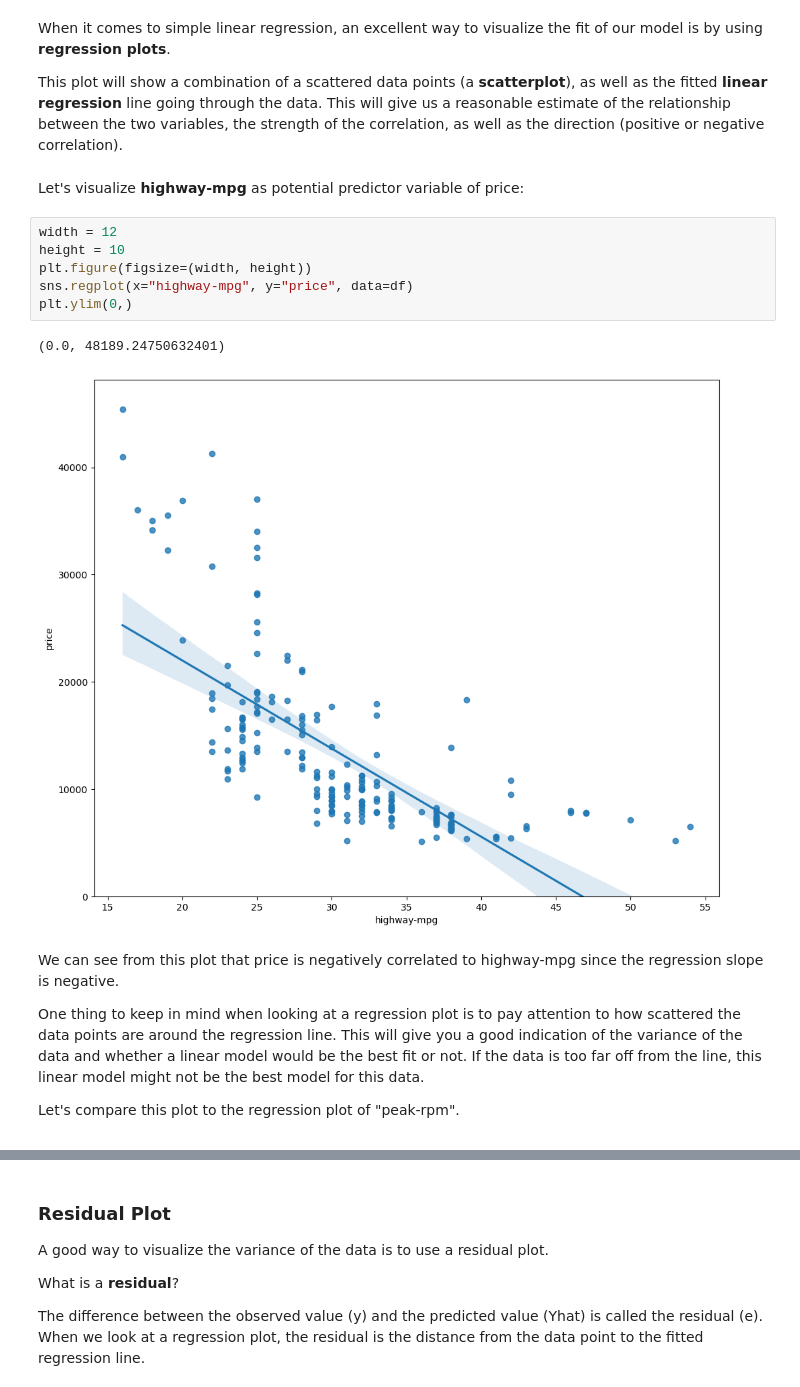
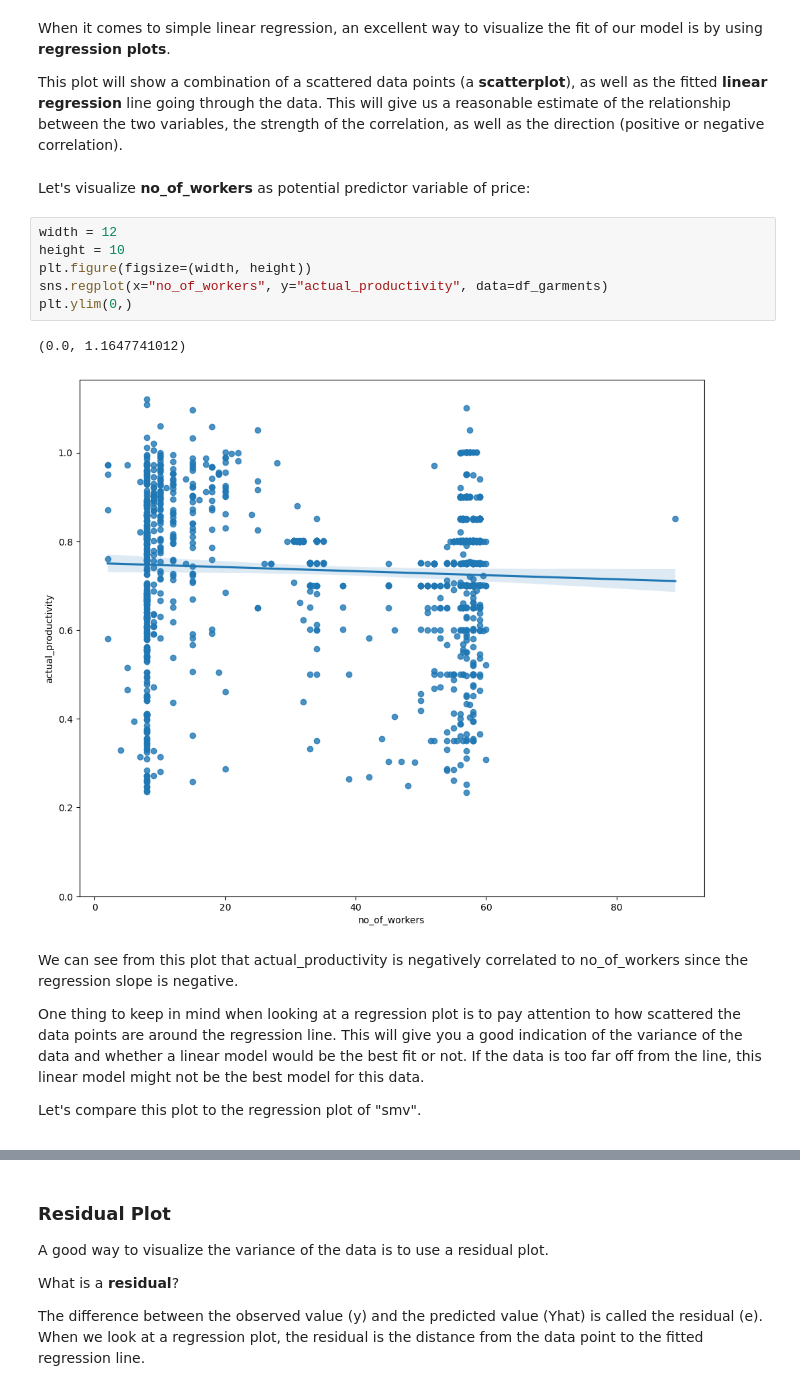
Before and after one commit to irenediaz1974/Portfolio2023, a Jupyter notebook: Textil Project/Model_Development.ipynb, the cells around one changed output, grey strips where cells are left out. Cells and saved outputs as stored; diff of their text form.

```diff
--- a/Textil Project/Model_Development.ipynb
+++ b/Textil Project/Model_Development.ipynb
@@ -348,21 +210,21 @@ import seaborn as sns
 
 <p>This plot will show a combination of a scattered data points (a <b>scatterplot</b>), as well as the fitted <b>linear regression</b> line going through the data. This will give us a reasonable estimate of the relationship between the two variables, the strength of the correlation, as well as the direction (positive or negative correlation).</p>
 # %% [markdown]
- Let's visualize **highway-mpg** as potential predictor variable of price:
+ Let's visualize **no_of_workers** as potential predictor variable of price:
 # %%
 width = 12
 height = 10
 plt.figure(figsize=(width, height))
-sns.regplot(x="highway-mpg", y="price", data=df)
+sns.regplot(x="no_of_workers", y="actual_productivity", data=df_garments)
 plt.ylim(0,)
 # %% [output]
-(0.0, 48189.24750632401)
+(0.0, 1.1647741012)
-[figure, old version]
+[figure, new version]
 # %% [markdown]
-<p>We can see from this plot that price is negatively correlated to highway-mpg since the regression slope is negative.
+<p>We can see from this plot that actual_productivity is negatively correlated to no_of_workers since the regression slope is negative.
 
 One thing to keep in mind when looking at a regression plot is to pay attention to how scattered the data points are around the regression line. This will give you a good indication of the variance of the data and whether a linear model would be the best fit or not. If the data is too far off from the line, this linear model might not be the best model for this data.
 
-Let's compare this plot to the regression plot of "peak-rpm".</p>
+Let's compare this plot to the regression plot of "smv".</p>
 # %%
 plt.figure(figsize=(width, height))
```
Also changed, not shown: parts of 41 cells of this notebook.
